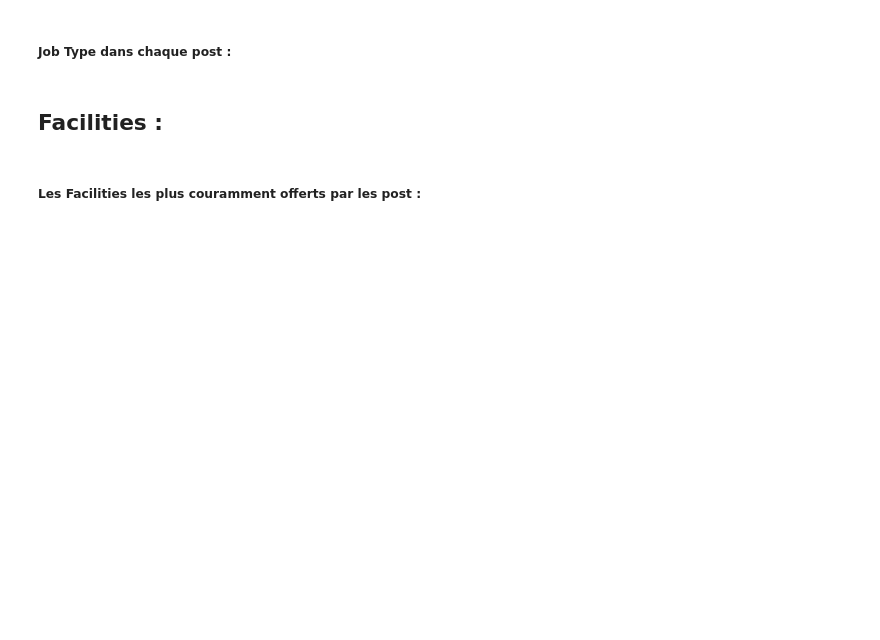
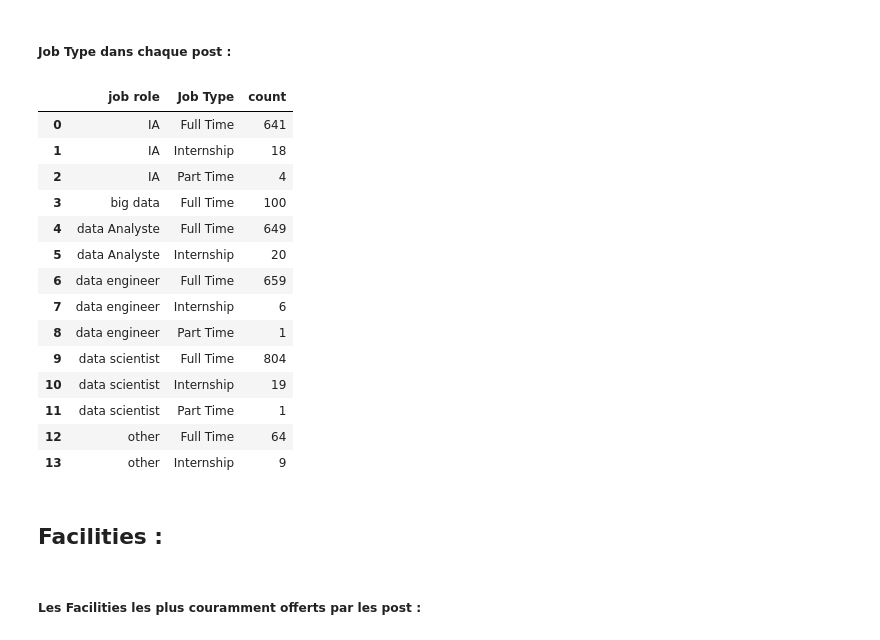
Before and after one commit to aminelfaquiri/Analyse_des_opportunites_demploi_Project, a Jupyter notebook: Analyse_des_opportunites_demploi.ipynb, the cells around one changed output. Saved outputs shown, nothing was run; the diff lists cells and outputs as text; code cells hidden in the pictures; blank space fills up the shorter version.

```diff
--- a/Analyse_des_opportunites_demploi.ipynb
+++ b/Analyse_des_opportunites_demploi.ipynb
@@ -913,5 +911,25 @@ Analyse_df.groupby('Company')['minimum_Salary'].mean().nlargest(5)
 # %% [markdown]
 ##### Job Type dans chaque post  :
+# %%
+job_type_by_country = Analyse_df.groupby(['job role','Job Type']).size().reset_index(name='count')
+
+job_type_by_country
+# %% [output]
+|  | job role | Job Type | count |
+| 0 | IA | Full Time | 641 |
+| 1 | IA | Internship | 18 |
+| 2 | IA | Part Time | 4 |
+| 3 | big data | Full Time | 100 |
+| 4 | data Analyste | Full Time | 649 |
+| 5 | data Analyste | Internship | 20 |
+| 6 | data engineer | Full Time | 659 |
+| 7 | data engineer | Internship | 6 |
+| 8 | data engineer | Part Time | 1 |
+| 9 | data scientist | Full Time | 804 |
+| 10 | data scientist | Internship | 19 |
+| 11 | data scientist | Part Time | 1 |
+| 12 | other | Full Time | 64 |
+| 13 | other | Internship | 9 |
 # %% [markdown]
 ## Facilities :
 # %% [markdown]
```
Also changed, not shown: parts of 5 cells of this notebook.
